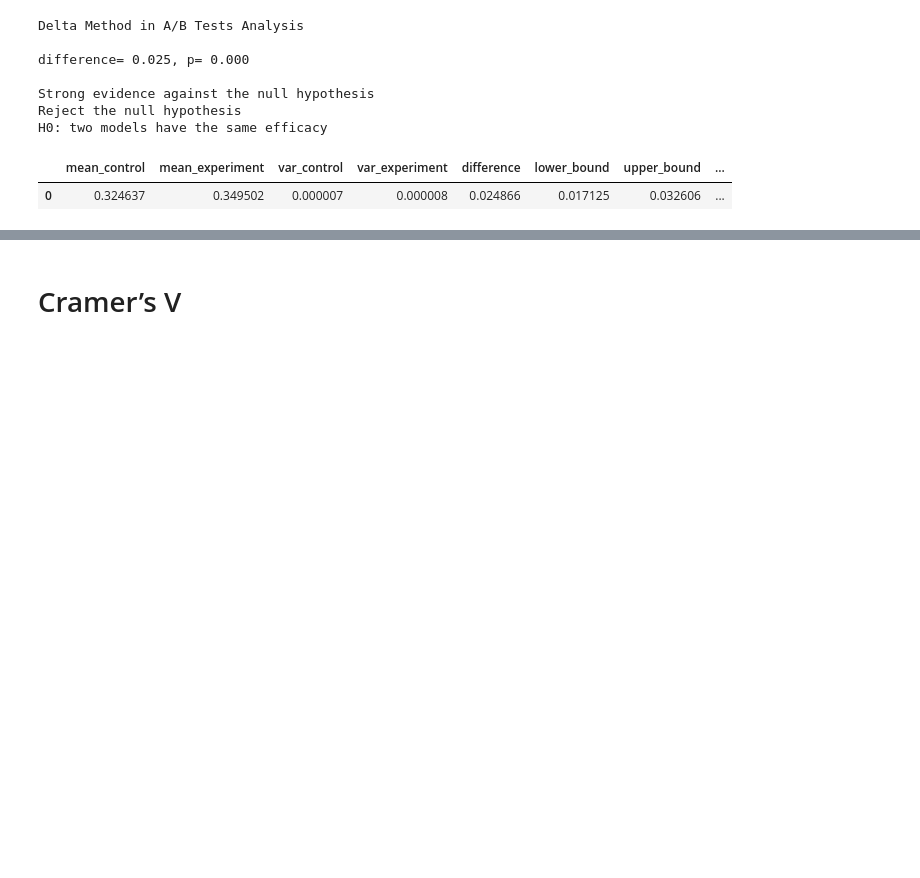
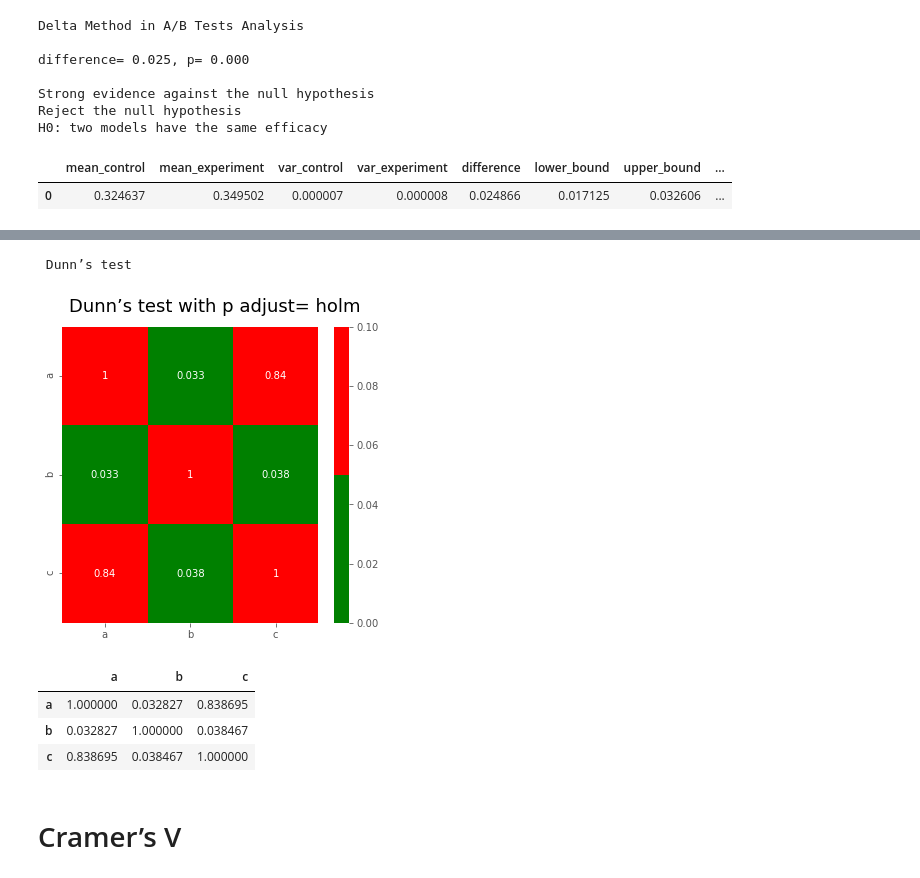
Before and after one commit to imanursar/Machine-Learning-Notes, a Jupyter notebook: Custom Function/Statistic Function.ipynb, the cells around one changed output, grey strips where cells are left out. Drawn from its saved outputs; the diff is of its cells as text; code cells hidden in the pictures; blank space fills up the shorter version.

```diff
--- a/Custom Function/Statistic Function.ipynb
+++ b/Custom Function/Statistic Function.ipynb
@@ -368,3 +471,13 @@ H0: two models have the same efficacy
+# %%
+statistic.stat_test(main_data_1=dff,types='anova', sub_type="dunn",
+                    labels=["a","b","c"],p_adjust='holm')
+# %% [output]
+ Dunn’s test
+[figure, added]
+|  | a | b | c |
+| a | 1.000000 | 0.032827 | 0.838695 |
+| b | 0.032827 | 1.000000 | 0.038467 |
+| c | 0.838695 | 0.038467 | 1.000000 |
 # %% [markdown]
 # Cramer’s V
 # %% [markdown]
```
Also changed, not shown: parts of 24 cells of this notebook.
